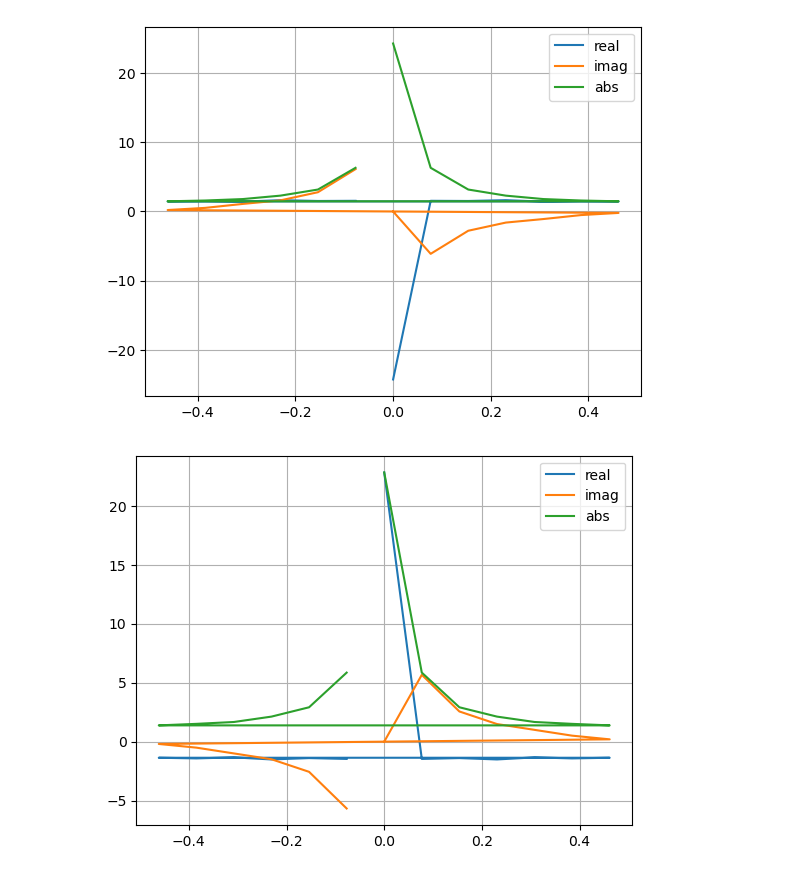
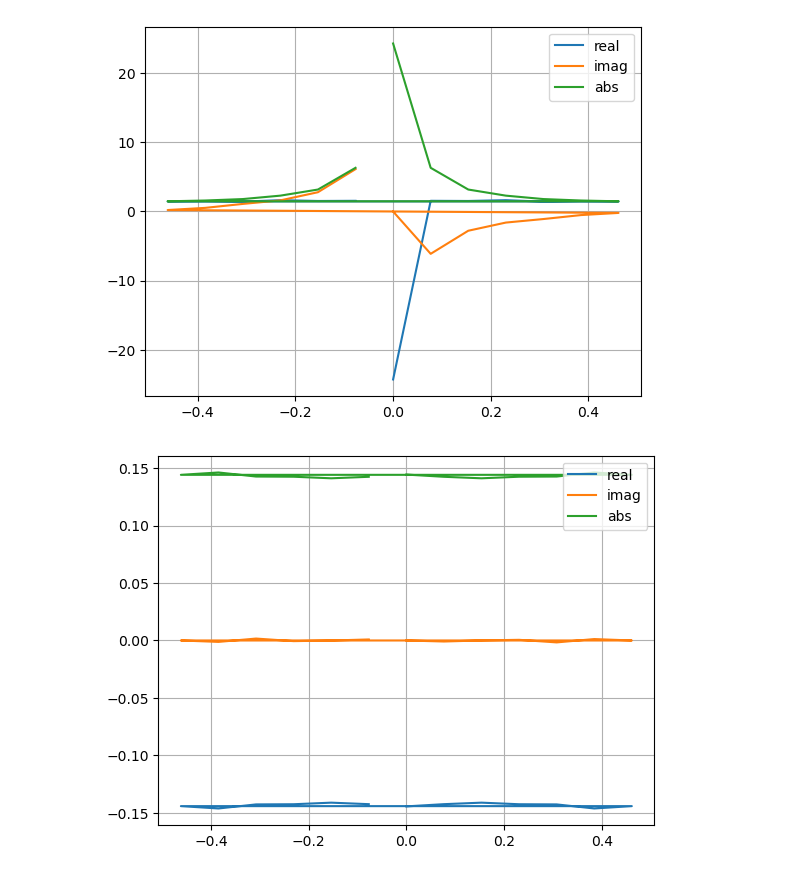
Before and after one commit to sebranchett/cheme-om-fft, a Jupyter notebook: read_and_plot.ipynb, the cells around one changed output. Cells and saved outputs as stored; diff of their text form; code cells hidden in the pictures.

Commit message:
use plotting function

```diff
--- a/read_and_plot.ipynb
+++ b/read_and_plot.ipynb
@@ -4,6 +4,19 @@ import matplotlib.pyplot as plt
 import scipy.stats
 from scipy.fft import fft, fftfreq
 from pytest import approx
+# %%
+def plot_my_array(freqs, complex_array, half=False):
+    N = len(freqs)
+    if half:
+        last = N//2
+    else:
+        last = N
+    plt.plot(freqs[0:last], 2.0/N * np.real(complex_array)[0:last], label='real')
+    plt.plot(freqs[0:last], 2.0/N * np.imag(complex_array)[0:last], label='imag')
+    plt.plot(freqs[0:last], 2.0/N * np.abs(complex_array)[0:last], label='abs')
+    plt.legend()
+    plt.grid()
+    plt.show()
 # %%
 ref = np.loadtxt(fname='ref.csv', delimiter=' ')
 
@@ -199,13 +191,8 @@ plt.show()
 # %% [output]
 [figure]
 # %%
-im_array = (E_ref - E_sample) # /E_sample
+im_array = (E_ref - E_sample)/E_sample
 
-image = plt.plot(xf, 2.0/N * np.real(im_array), label='real')
-image = plt.plot(xf, 2.0/N * np.imag(im_array), label='imag')
-image = plt.plot(xf, 2.0/N * np.abs(im_array), label='abs')
-image = plt.legend()
-image = plt.grid()
-image = plt.show()
+plot_my_array(xf, im_array, half=False)
 # %% [output]
-[figure, old version]
+[figure, new version]
```
Also changed, not shown: parts of 7 cells of this notebook.
